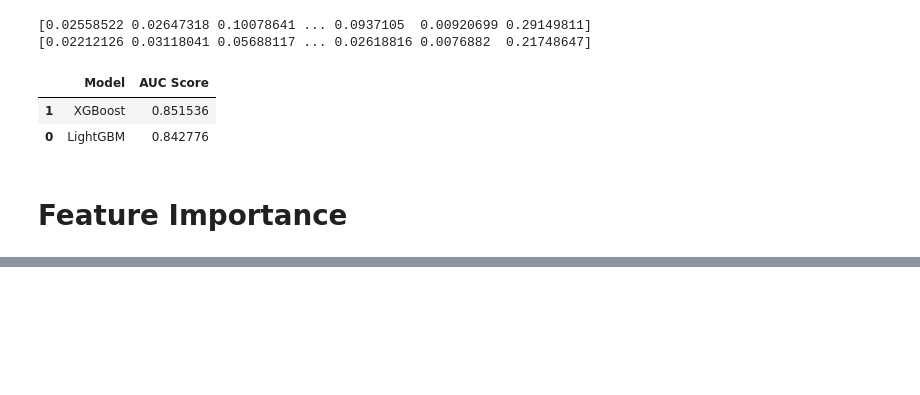
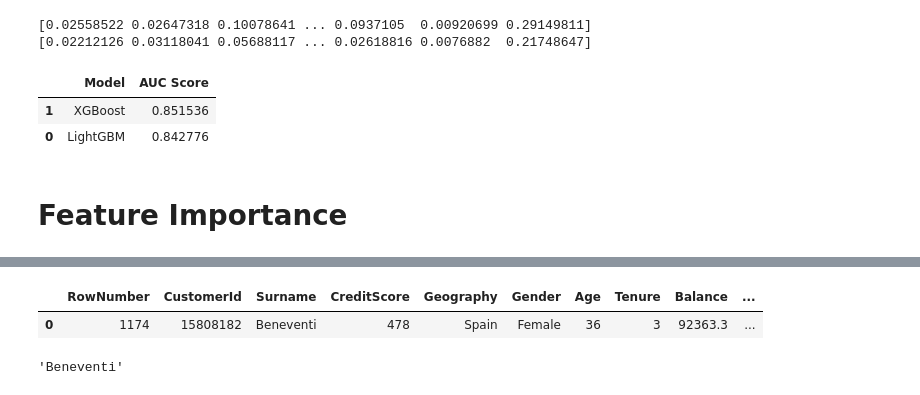
Before and after one commit to lixx21/customer_bank_churn, a Jupyter notebook: notebook.ipynb, the cells around one changed output, grey strips where cells are left out. Saved outputs shown, nothing was run; the diff lists cells and outputs as text; code cells hidden in the pictures; blank space fills up the shorter version.

```diff
--- a/notebook.ipynb
+++ b/notebook.ipynb
@@ -285,0 +305,23 @@ KeyboardInterrupt:
+# %%
+customer = predicted_data.head(1)
+customer
+# %% [output]
+|  | RowNumber | CustomerId | Surname | CreditScore | Geography | Gender | Age | Tenure | Balance | ... |
+| 0 | 1174 | 15808182 | Beneventi | 478 | Spain | Female | 36 | 3 | 92363.3 | ... |
+# %%
+columns = [
+    'Surname',
+    'CreditScore',
+    'Tenure',
+    'Balance',
+    'Age',
+    'Geography',
+    'NumOfProducts',
+    'IsActiveMember',
+    'EstimatedSalary',
+    'predicted_churn_probability'
+]
+
+customer[columns].head()['Surname'].values[0]
+# %% [output]
+'Beneventi'
```
Also changed, not shown: parts of 9 cells of this notebook, 5 other files.
